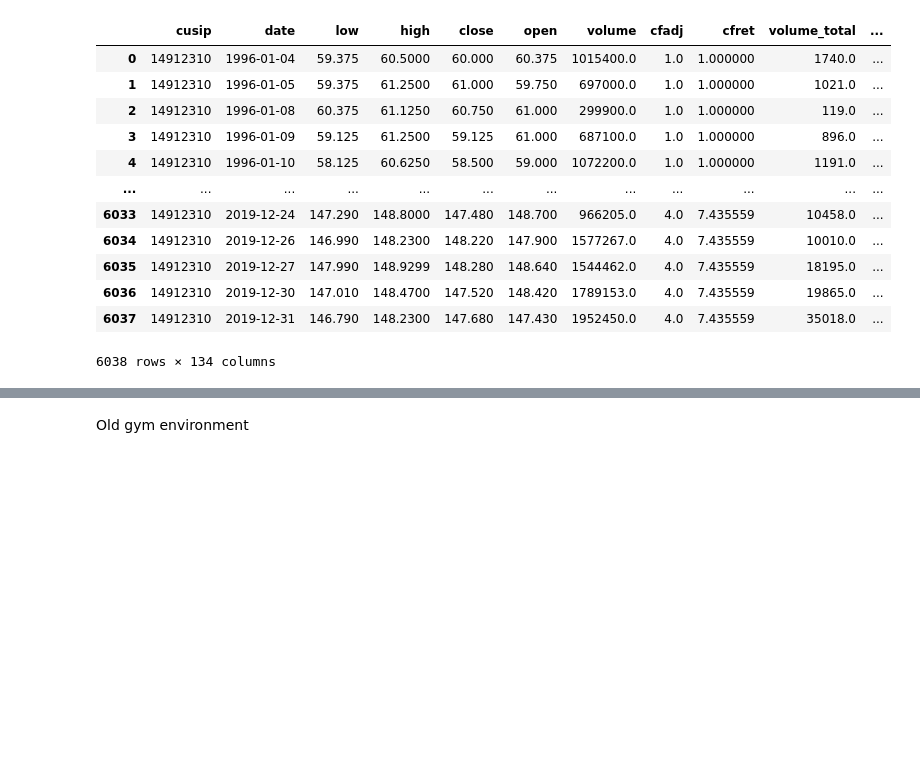
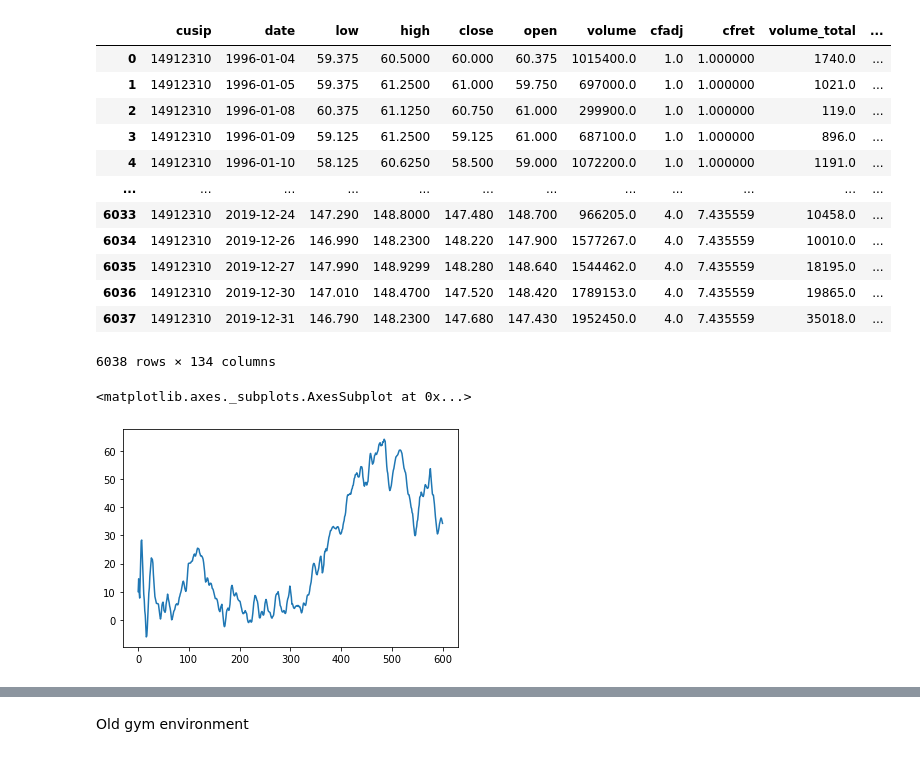
Before and after one commit to algotradingsoc/reinforcement_learning, a Jupyter notebook: Thomas/RL envrionment.ipynb, the cells around one changed output, grey strips where cells are left out. Cells and saved outputs as stored; diff of their text form; code cells hidden in the pictures; blank space fills up the shorter version.

```diff
--- a/Thomas/RL envrionment.ipynb
+++ b/Thomas/RL envrionment.ipynb
@@ -93,13 +95,14 @@ class Equitydaily(gym.Env):
         self.random_start = env_config['random_start']
         self.trading_days = env_config['trading_days'] # Number of days the algorithm runs before resetting
         # Load price data, to be replaced by DataLoader class
-        raw_data = load_data(env_config['pricing_source'],env_config['tickers'],env_config['start'],env_config['end'],env_config['features'])
+        raw_data = load_data(env_config['pricing_source'],env_config['tickers'],env_config['start'],env_config['end'],\
+                             env_config['features'], env_config['target'] )
         # Set the trading dates, features and price data
         self.dates = raw_data['dates']
         self.fields = raw_data['fields']
-        self.pricedata = raw_data['pricedata']
-        self.featuredata = raw_data['data']
-        self.tcostdata = raw_data['tcost']
+        self.targetdata = raw_data['target']
+        self.featuredata = raw_data['features']
+
         # Set up historical actions and rewards
         self.n_assets = len(self.tickers) + 1
         self.n_metrics = 2
@@ -125,7 +128,7 @@ class Equitydaily(gym.Env):
 
         done = False
         # Rebalance portfolio at close using return of the next date
-        next_day_log_return = self.pricedata[self.index,:]
+        next_day_log_return = self.targetdata[self.index,:]
         # transaction cost
         transaction_cost = self.transaction_cost(self.actions,self.position_series[-1])
 
@@ -192,44 +195,43 @@ class Equitydaily(gym.Env):
     # 0.05% and spread to model t-cost for institutional portfolios
     def transaction_cost(self, new_action, old_action,):
         turnover = np.abs(new_action - old_action)
-        fees = 0.9995 - self.tcostdata[self.index,:]
-        fees = np.array(list(fees) + [0.9995])
+        fees = np.array([0.999 for i in range(self.n_assets)])
         tcost = turnover * np.log(fees)
         return tcost
 # %%
-config = {
-    "pricing_source": "csvdata",
+envconfig = {
+    "pricing_source": "OM",
     "tickers": [
-        "BRK_A",
-        "GE_",
-        "GOLD_",
-        "AAPL_",
-        "GS_",
-        "T_",
+        "14912310",
+        "16676410",
     ],
     "lookback": 200,
-    "start": "1995-01-02",
+    "start": "2010-01-02",
     "end": "2015-12-31",
     'random_start': True,
     'trading_days':600,
 }
 
-config['features'] = ["return_volatility_20"]
+envconfig['features'] = ["logreturn","adjclose","open_close","high_close","low_close"]
+envconfig['target'] = 'target_1'
 
-EQ_env = Equitydaily(config)
+EQ_env = Equitydaily(envconfig)
 # %%
 state = EQ_env.reset()
 done = False
 reward_list = []
 cum_reward = 0
 actions = list()
 
 while not done:
     #action = agent.compute_action(state)
-    action = np.array([1,0,0,0,0,0,0])
+    action = np.array([1,0,0])
     state, reward, done, future_price = EQ_env.step(action)
     cum_reward += reward
     actions.append(action)
     reward_list.append(reward)
 
 pd.Series(reward_list).cumsum().plot()
+# %% [output]
+<matplotlib.axes._subplots.AxesSubplot at 0x...>
+[figure, added]
```
Also changed, not shown: parts of 7 cells of this notebook, 1 other file.
